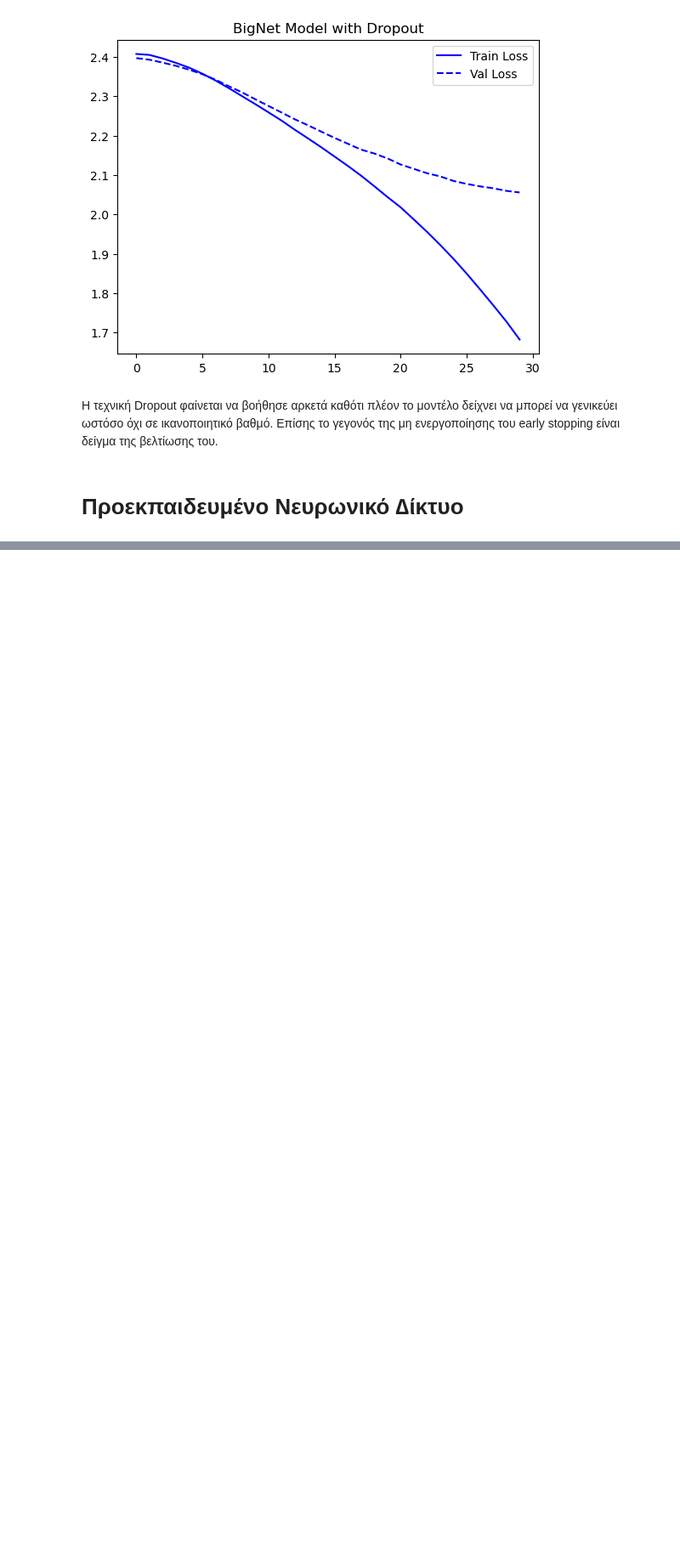
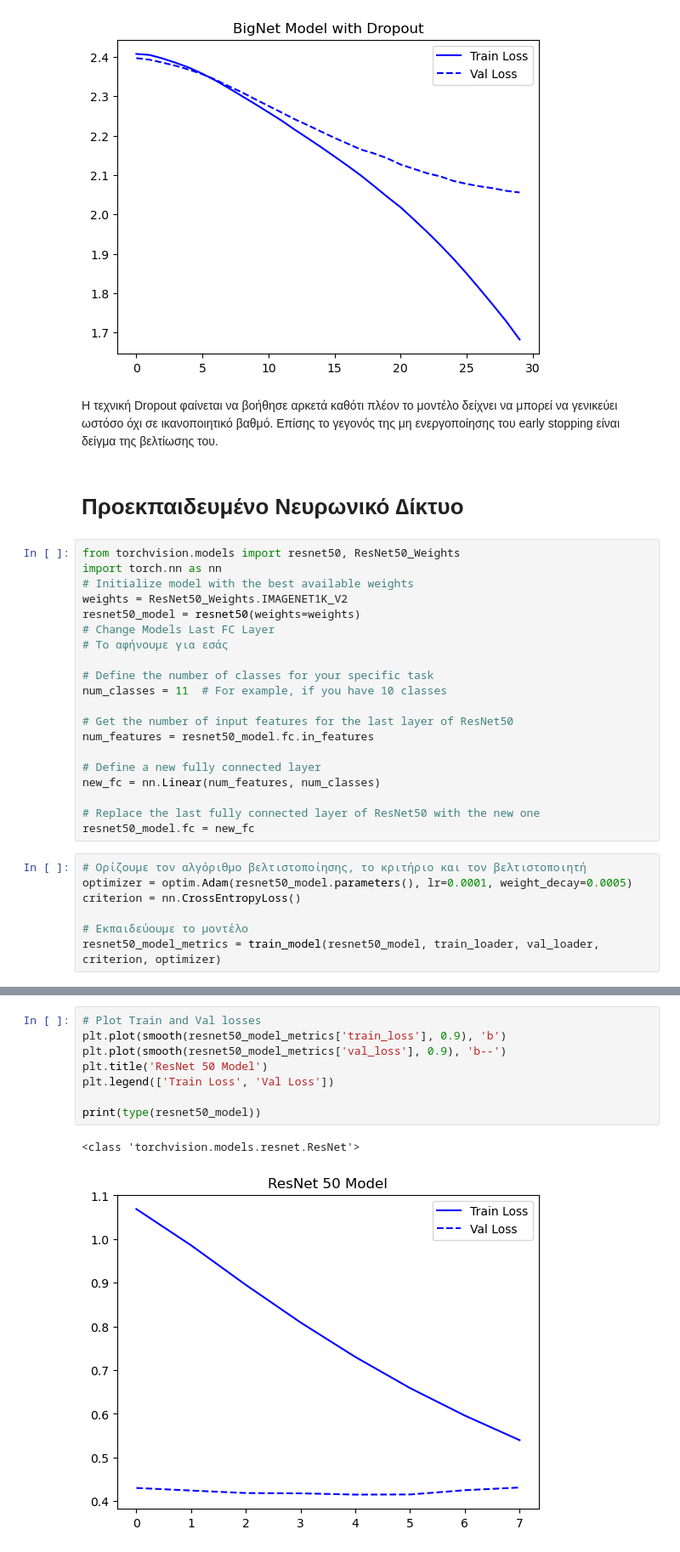
Before and after one commit to angelosnm/msc-ai, a Jupyter notebook: project_2/project_2.ipynb, the cells around one changed output, grey strips where cells are left out. Shown at 85% size. Cells and saved outputs as stored; diff of their text form; blank space fills up the shorter version.

```diff
--- a/project_2/project_2.ipynb
+++ b/project_2/project_2.ipynb
@@ -610,3 +610,30 @@ plt.legend(['Train Loss', 'Val Loss'])
 Η τεχνική Dropout φαίνεται να βοήθησε αρκετά καθότι πλέον το μοντέλο δείχνει να μπορεί να γενικεύει ωστόσο όχι σε ικανοποιητικό βαθμό. Επίσης το γεγονός της μη ενεργοποίησης του early stopping είναι δείγμα της βελτίωσης του.
 # %% [markdown]
 # Προεκπαιδευμένο Νευρωνικό ∆ίκτυο
+# %%
+from torchvision.models import resnet50, ResNet50_Weights
+import torch.nn as nn
+# Initialize model with the best available weights
+weights = ResNet50_Weights.IMAGENET1K_V2
+resnet50_model = resnet50(weights=weights)
+# Change Models Last FC Layer
+# Το αφήνουμε για εσάς
+
+# Define the number of classes for your specific task
+num_classes = 11  # For example, if you have 10 classes
+
+# Get the number of input features for the last layer of ResNet50
+num_features = resnet50_model.fc.in_features
+
+# Define a new fully connected layer
+new_fc = nn.Linear(num_features, num_classes)
+
+# Replace the last fully connected layer of ResNet50 with the new one
+resnet50_model.fc = new_fc
+# %%
+# Ορίζουμε τον αλγόριθμο βελτιστοποίησης, το κριτήριο και τον βελτιστοποιητή
+optimizer = optim.Adam(resnet50_model.parameters(), lr=0.0001, weight_decay=0.0005)
+criterion = nn.CrossEntropyLoss()
+
+# Εκπαιδεύουμε το μοντέλο
+resnet50_model_metrics = train_model(resnet50_model, train_loader, val_loader, criterion, optimizer)
@@ -612,0 +659,11 @@ plt.legend(['Train Loss', 'Val Loss'])
+# %%
+# Plot Train and Val losses
+plt.plot(smooth(resnet50_model_metrics['train_loss'], 0.9), 'b')
+plt.plot(smooth(resnet50_model_metrics['val_loss'], 0.9), 'b--')
+plt.title('ResNet 50 Model')
+plt.legend(['Train Loss', 'Val Loss'])
+
+print(type(resnet50_model))
+# %% [output]
+<class 'torchvision.models.resnet.ResNet'>
+[figure, added]
```
Also changed, not shown: parts of 6 cells of this notebook, 1 other file.
